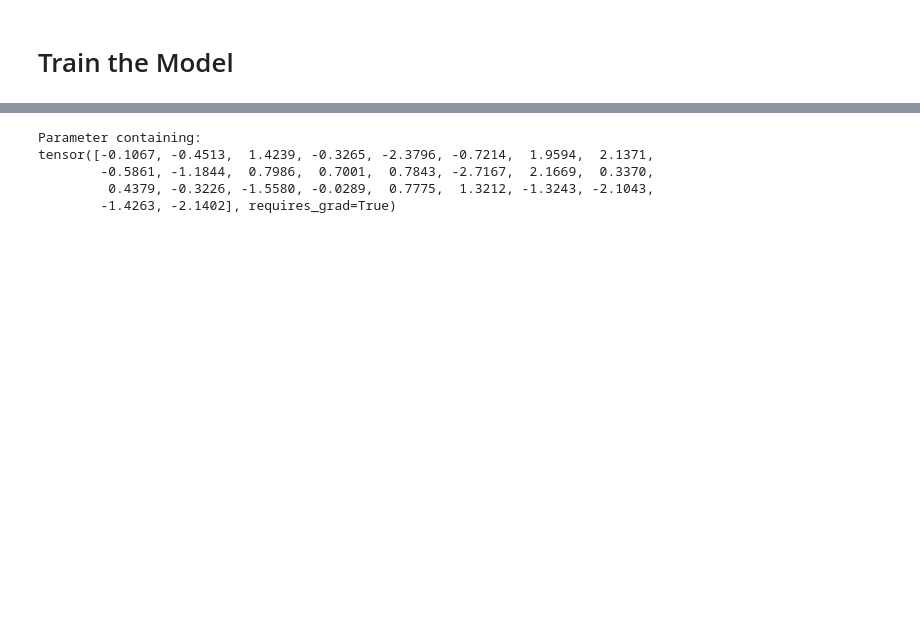
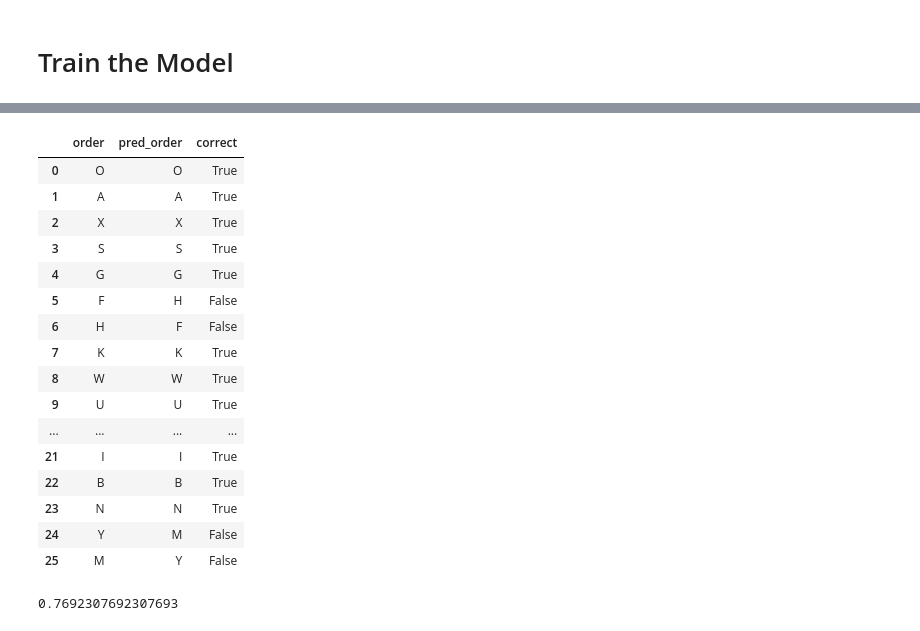
Before and after one commit to tomasruizt/Code-Along, a Jupyter notebook: papers/DPO - Direct Policy Optimization.ipynb, the cells around one changed output, grey strips where cells are left out. Cells and saved outputs as stored; diff of their text form; code cells hidden in the pictures; blank space fills up the shorter version.

```diff
--- a/papers/DPO - Direct Policy Optimization.ipynb
+++ b/papers/DPO - Direct Policy Optimization.ipynb
@@ -174,8 +211,26 @@ loss: 0.502795398235321
-# %%
-model.params
-# %% [output]
-Parameter containing:
-tensor([-0.1067, -0.4513,  1.4239, -0.3265, -2.3796, -0.7214,  1.9594,  2.1371,
-        -0.5861, -1.1844,  0.7986,  0.7001,  0.7843, -2.7167,  2.1669,  0.3370,
-         0.4379, -0.3226, -1.5580, -0.0289,  0.7775,  1.3212, -1.3243, -2.1043,
-        -1.4263, -2.1402], requires_grad=True)
+# %%
+res_df = pd.DataFrame(dict(order=shuffled, pred_order=model.ordered_letters()))
+res_df["correct"] = res_df["order"] == res_df["pred_order"]
+res_df
+# %% [output]
+|  | order | pred_order | correct |
+| 0 | O | O | True |
+| 1 | A | A | True |
+| 2 | X | X | True |
+| 3 | S | S | True |
+| 4 | G | G | True |
+| 5 | F | H | False |
+| 6 | H | F | False |
+| 7 | K | K | True |
+| 8 | W | W | True |
+| 9 | U | U | True |
+| ... | ... | ... | ... |
+| 21 | I | I | True |
+| 22 | B | B | True |
+| 23 | N | N | True |
+| 24 | Y | M | False |
+| 25 | M | Y | False |
+# %%
+res_df["correct"].mean()
+# %% [output]
+0.7692307692307693
```
Also changed, not shown: parts of 13 cells of this notebook.
